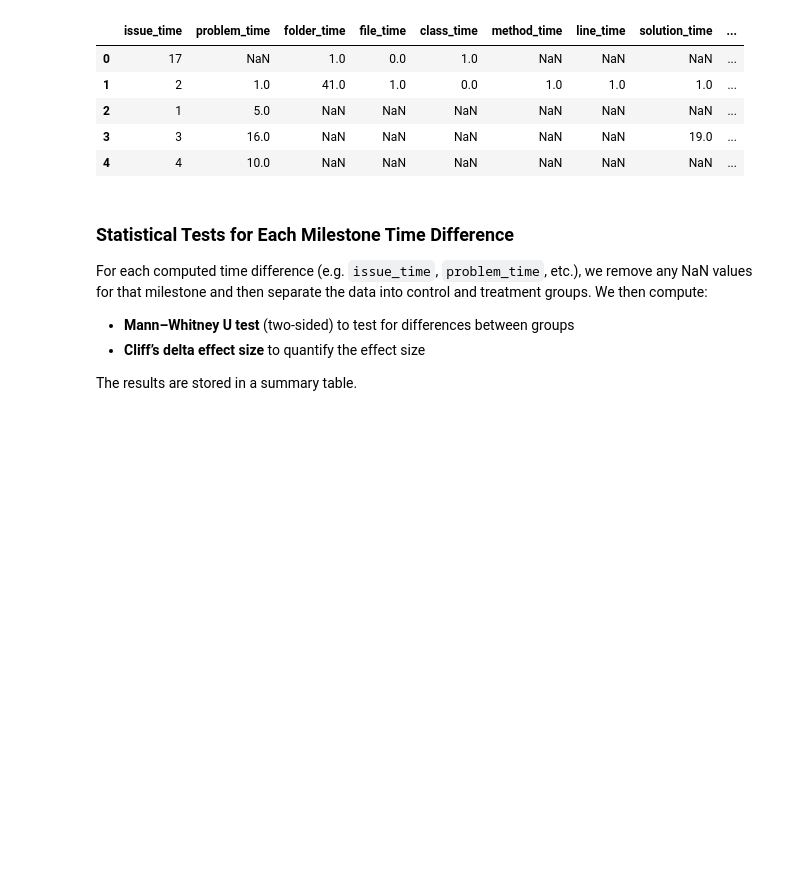
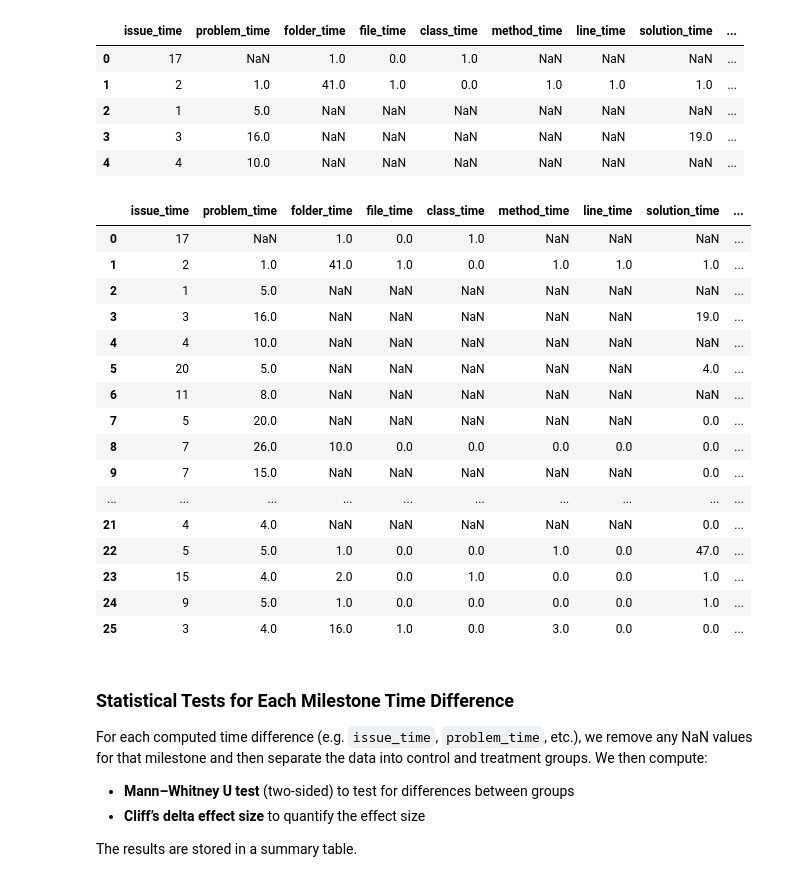
Before and after one commit to JoeyV55/DomainLabelsExperiment, a Jupyter notebook: time-progress-stat-Final.ipynb, the cells around one changed output. Drawn from its saved outputs; the diff is of its cells as text; code cells hidden in the pictures; blank space fills up the shorter version.

```diff
--- a/time-progress-stat-Final.ipynb
+++ b/time-progress-stat-Final.ipynb
@@ -47,7 +47,7 @@ df = pd.read_csv("./data/milestone_times_computed_correct_Final.csv")
 
 # Clean column names
 df.columns = df.columns.str.strip()
-
+pd.set_option('display.max_columns', None)
 # Display the first few rows to inspect the data
 df.head()
 # %% [output]
@@ -57,6 +57,26 @@ df.head()
 | 2 | 1 | 5.0 | NaN | NaN | NaN | NaN | NaN | NaN | ... |
 | 3 | 3 | 16.0 | NaN | NaN | NaN | NaN | NaN | 19.0 | ... |
 | 4 | 4 | 10.0 | NaN | NaN | NaN | NaN | NaN | NaN | ... |
+# %%
+df
+# %% [output]
+|  | issue_time | problem_time | folder_time | file_time | class_time | method_time | line_time | solution_time | ... |
+| 0 | 17 | NaN | 1.0 | 0.0 | 1.0 | NaN | NaN | NaN | ... |
+| 1 | 2 | 1.0 | 41.0 | 1.0 | 0.0 | 1.0 | 1.0 | 1.0 | ... |
+| 2 | 1 | 5.0 | NaN | NaN | NaN | NaN | NaN | NaN | ... |
+| 3 | 3 | 16.0 | NaN | NaN | NaN | NaN | NaN | 19.0 | ... |
+| 4 | 4 | 10.0 | NaN | NaN | NaN | NaN | NaN | NaN | ... |
+| 5 | 20 | 5.0 | NaN | NaN | NaN | NaN | NaN | 4.0 | ... |
+| 6 | 11 | 8.0 | NaN | NaN | NaN | NaN | NaN | NaN | ... |
+| 7 | 5 | 20.0 | NaN | NaN | NaN | NaN | NaN | 0.0 | ... |
+| 8 | 7 | 26.0 | 10.0 | 0.0 | 0.0 | 0.0 | 0.0 | 0.0 | ... |
+| 9 | 7 | 15.0 | NaN | NaN | NaN | NaN | NaN | 0.0 | ... |
+| ... | ... | ... | ... | ... | ... | ... | ... | ... | ... |
+| 21 | 4 | 4.0 | NaN | NaN | NaN | NaN | NaN | 0.0 | ... |
+| 22 | 5 | 5.0 | 1.0 | 0.0 | 0.0 | 1.0 | 0.0 | 47.0 | ... |
+| 23 | 15 | 4.0 | 2.0 | 0.0 | 1.0 | 0.0 | 0.0 | 1.0 | ... |
+| 24 | 9 | 5.0 | 1.0 | 0.0 | 0.0 | 0.0 | 0.0 | 1.0 | ... |
+| 25 | 3 | 4.0 | 16.0 | 1.0 | 0.0 | 3.0 | 0.0 | 0.0 | ... |
 # %%
 df_times = df.copy()
 # %% [markdown]
```
Also changed, not shown: 18 other files.
